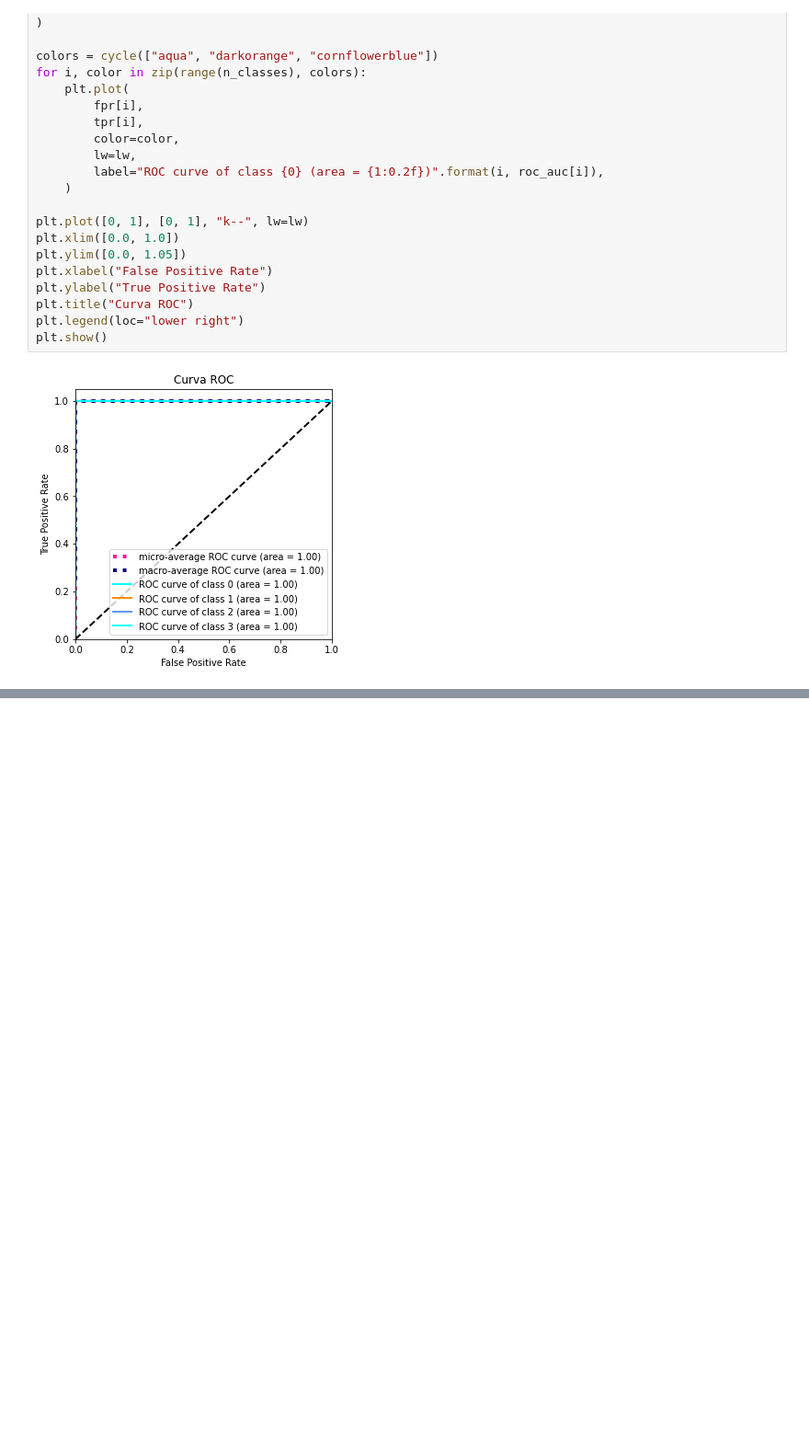
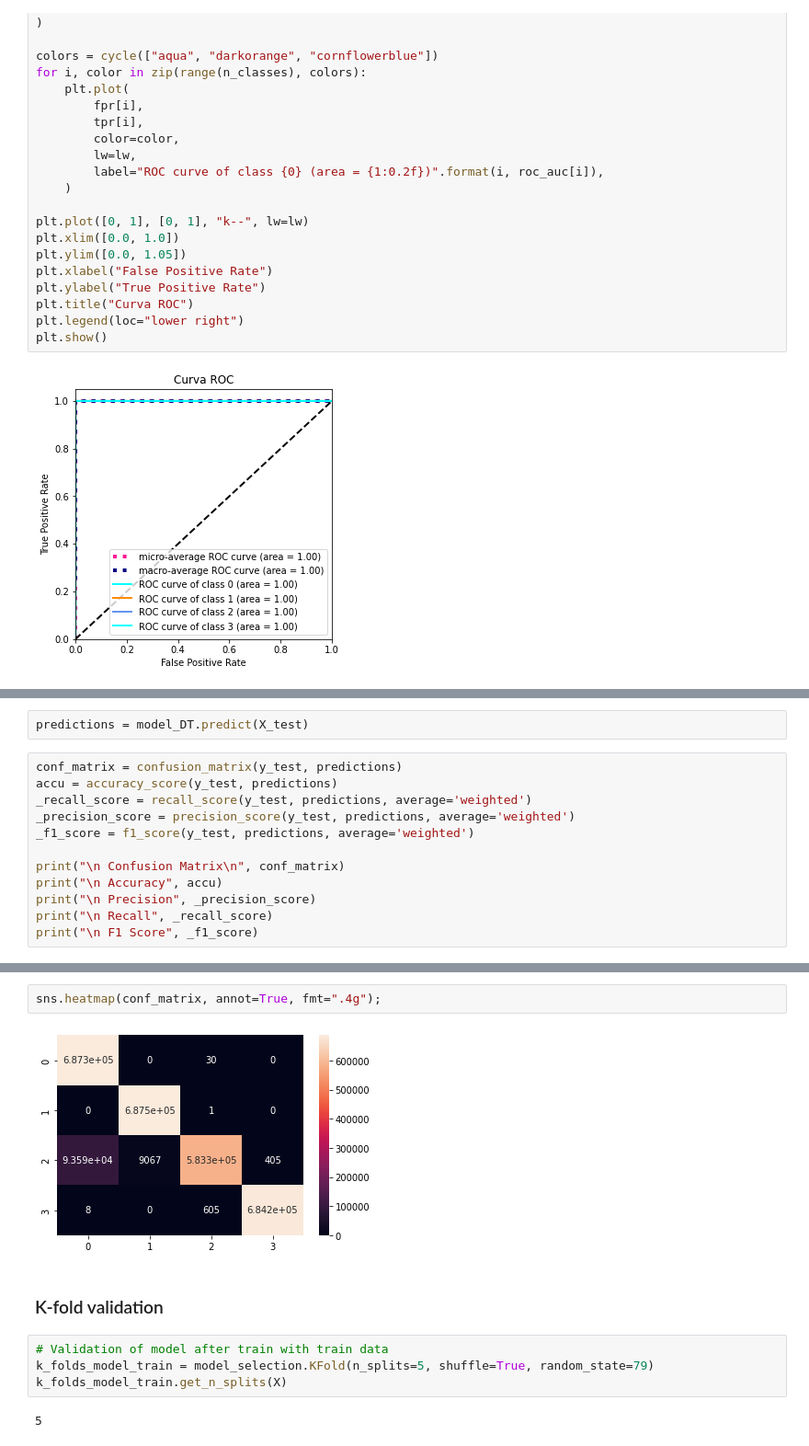
Before and after one commit to gusmendez99/sds-project-1, a Jupyter notebook: Models.ipynb, the cells around one changed output, grey strips where cells are left out. Shown: that part at 92% size. Cells and saved outputs as stored; diff of their text form; blank space fills up the shorter version.

```diff
--- a/Models.ipynb
+++ b/Models.ipynb
@@ -302,0 +356,14 @@ plt.show()
+# %%
+predictions = model_DT.predict(X_test)
+# %%
+conf_matrix = confusion_matrix(y_test, predictions)
+accu = accuracy_score(y_test, predictions)
+_recall_score = recall_score(y_test, predictions, average='weighted')
+_precision_score = precision_score(y_test, predictions, average='weighted')
+_f1_score = f1_score(y_test, predictions, average='weighted')
+
+print("\n Confusion Matrix\n", conf_matrix)
+print("\n Accuracy", accu)
+print("\n Precision", _precision_score)
+print("\n Recall", _recall_score)
+print("\n F1 Score", _f1_score)
@@ -302,0 +384,12 @@ plt.show()
+# %%
+sns.heatmap(conf_matrix, annot=True, fmt=".4g");
+# %% [output]
+[figure, added]
+# %% [markdown]
+### K-fold validation
+# %%
+# Validation of model after train with train data
+k_folds_model_train = model_selection.KFold(n_splits=5, shuffle=True, random_state=79)
+k_folds_model_train.get_n_splits(X)
+# %% [output]
+5
```
Also changed, not shown: parts of 30 cells of this notebook.
